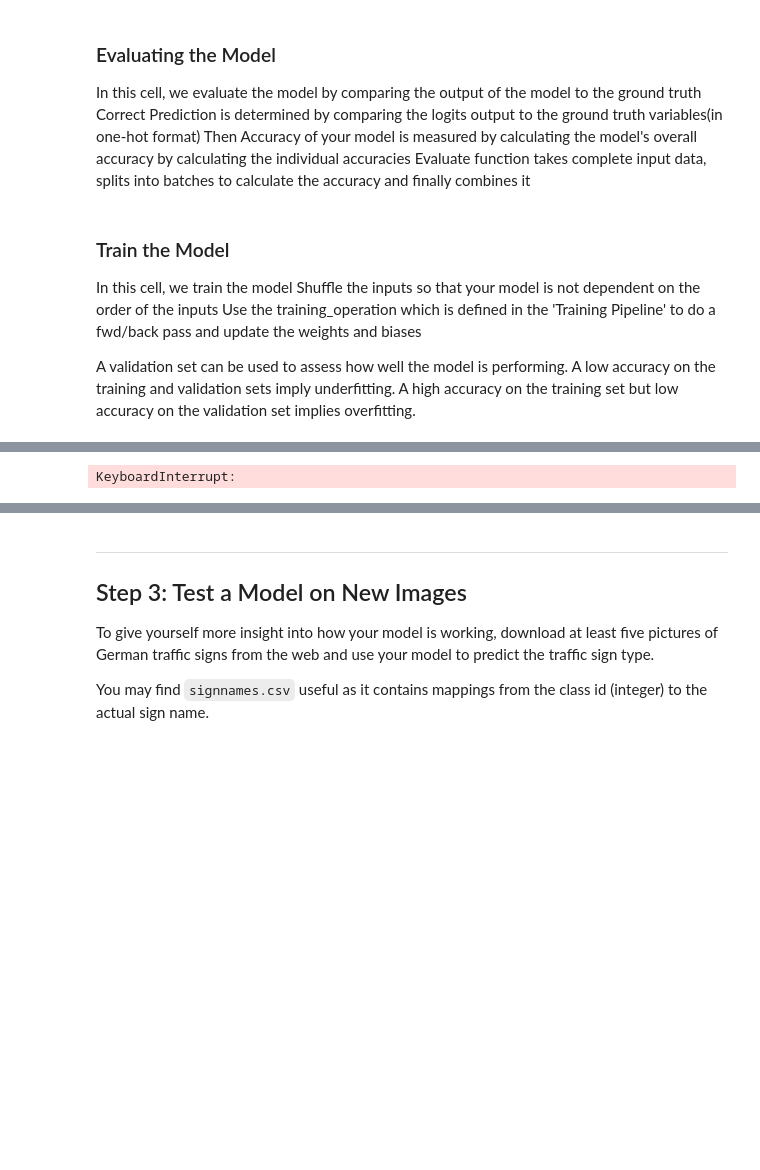
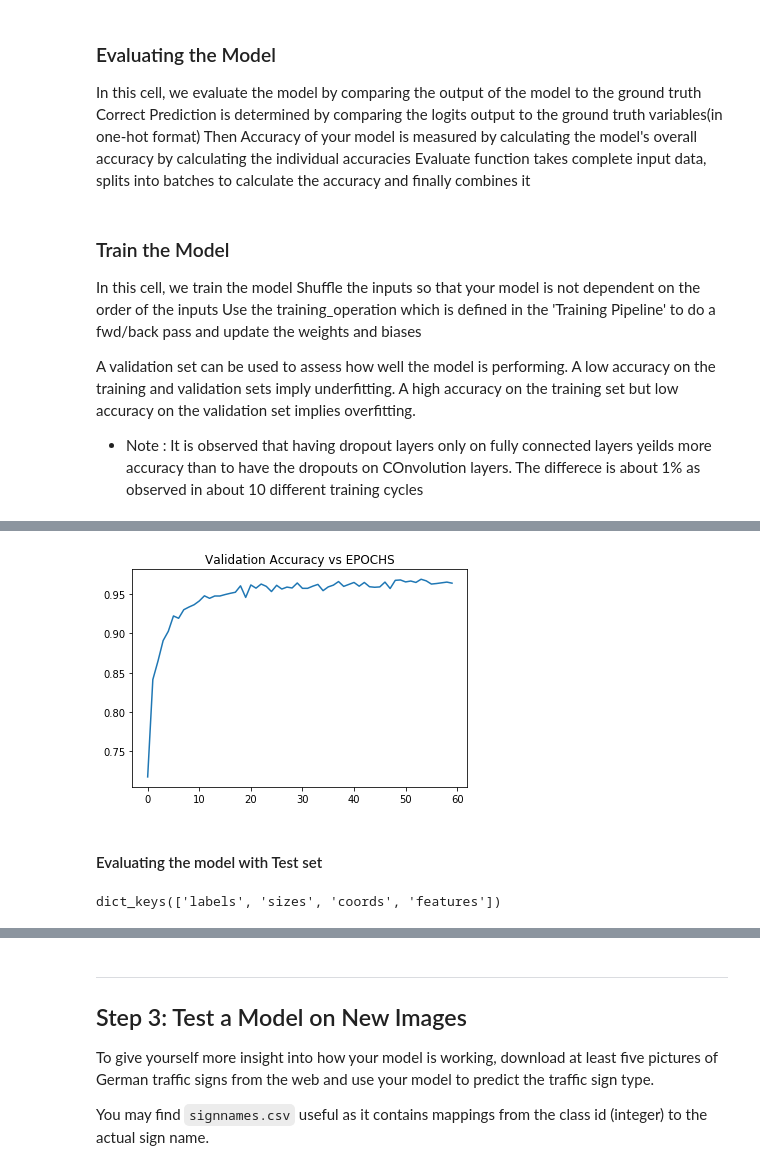
Before and after one commit to mymachinelearnings/CarND-Traffic-Sign-Classifier-Project, a Jupyter notebook: Traffic_Sign_Classifier.ipynb, the cells around one changed output, grey strips where cells are left out. Drawn from its saved outputs; the diff is of its cells as text; code cells hidden in the pictures; blank space fills up the shorter version.

```diff
--- a/Traffic_Sign_Classifier.ipynb
+++ b/Traffic_Sign_Classifier.ipynb
@@ -223,3 +246,8 @@ This is based on LeNet Architecture by Yann LeCunn
+# %%
+LEARN_RATE = 0.0009
+BATCH_SIZE = 128
+EPOCHS = 60
+KEEP_PROB = 0.6
 # %%
 # Conv --> MaxPool --> Conv --> MaxPool --> FC1 --> FC2 --> o/p
 def NN_LeNet(inputs):
@@ -291,9 +326,9 @@ Batchsize is None so that it can accept a batch of anysize later at runtime
 # %%
 #None is a placeholder which depends on the number of input images in the batch (k)
 #Observe that input data will be float, but labels will always be integers. Otherwise one hot doesn't work
-input_data = tf.placeholder(tf.float32, (None, 32, 32, 3))
+input_data = tf.placeholder(tf.float32, (None, 32, 32, 1))
 input_labels = tf.placeholder(tf.int32, (None))
-one_hot_labels = tf.one_hot(input_labels, 41)
+one_hot_labels = tf.one_hot(input_labels, 43)
 # %% [markdown]
 ### Training Pipeline
 In this pipeline, we train the model by calculating the following
@@ -305,12 +340,10 @@ Using the loss determined, backprop and adjust weights
 
 THis results in a pipeline that can be used for training. But data has to be fed to this pipeline so that the NN can be trained
 # %%
-learn_rate = 0.001
-
 logits = NN_LeNet(input_data)
 cross_entropy = tf.nn.softmax_cross_entropy_with_logits(logits=logits, labels=one_hot_labels)
 loss = tf.reduce_mean(cross_entropy)
-optimizer = tf.train.AdamOptimizer(learning_rate=learn_rate)
+optimizer = tf.train.AdamOptimizer(learning_rate=LEARN_RATE)
 training_operation = optimizer.minimize(loss)
 # %% [markdown]
 ### Evaluating the Model
@@ -343,13 +373,17 @@ Use the training_operation which is defined in the 'Training Pipeline' to do a f
 
 A validation set can be used to assess how well the model is performing. A low accuracy on the training and validation
 sets imply underfitting. A high accuracy on the training set but low accuracy on the validation set implies overfitting.
+
+- Note : It is observed that having dropout layers only on fully connected layers yeilds more accuracy than to have the dropouts on COnvolution layers. The differece is about 1% as observed in about 10 different training cycles
 # %%
-EPOCHS = 200
+model_file = 'traffic_sign_model_noDropOnConv.ckpt'
 
 with tf.Session() as sess:
     sess.run(tf.global_variables_initializer())
     num_total = len(X_train)
+    validation_accuracy_plot = []
     print('Training...')
+    start_time = time.time()
 
     for i in range(EPOCHS):
         X_train, y_train = shuffle(X_train, y_train)
@@ -358,14 +392,19 @@ with tf.Session() as sess:
             sess.run(training_operation, feed_dict={input_data:batch_x, input_labels:batch_y})
 
         validation_accuracy = evaluate(X_valid, y_valid)
-        print('EPOCH {} --- '.format(i+1))
-        print('Validation Accuracy = {:.3f}'.format(validation_accuracy),'\n')
+        print('EPOCH {}    Validation Accuracy = {:.3f}'.format(i+1, validation_accuracy))
+        validation_accuracy_plot.append(validation_accuracy)
 
-        try:
-            saver
-        except NameError:
-            saver = tf.train.Saver()
-        saver.save(sess, 'lenet')
-        print('Model Saved')
+    plt.figure(3)
+    plt.plot(validation_accuracy_plot)
+    plt.title('Validation Accuracy vs EPOCHS')
+    try:
+        saver
+    except NameError:
+        saver = tf.train.Saver()
+    saver.save(sess, model_file)
+
+    print('Total time for training {:.3f}'.format(time.time() - start_time))
+    print('Model Saved to', model_file)
 # %% [output]
 Training...
@@ -388 +427,15 @@ Model Saved
-KeyboardInterrupt:
+[figure, added]
+# %% [markdown]
+#### Evaluating the model with Test set
+# %%
+testing_file = './data/test.p'
+
+with open(testing_file, mode='rb') as f:
+    test = pickle.load(f)
+
+#Each pickled dataset is a dictionary of 4 keys
+#dict_keys(['sizes', 'labels', 'features', 'coords'])
+print(train.keys())
+X_test, y_test = test['features'], test['labels']
+# %% [output]
+dict_keys(['labels', 'sizes', 'coords', 'features'])
```
Also changed, not shown: parts of 27 cells of this notebook, 7 other files.
